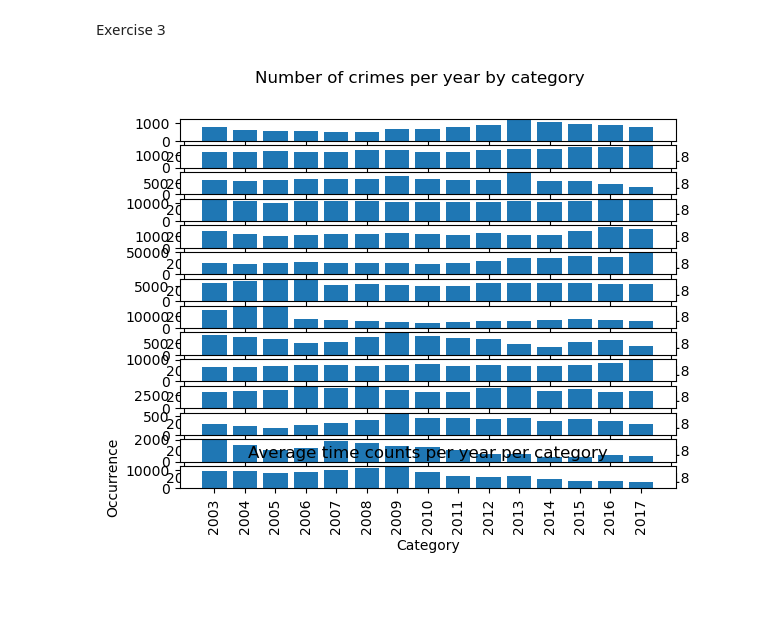
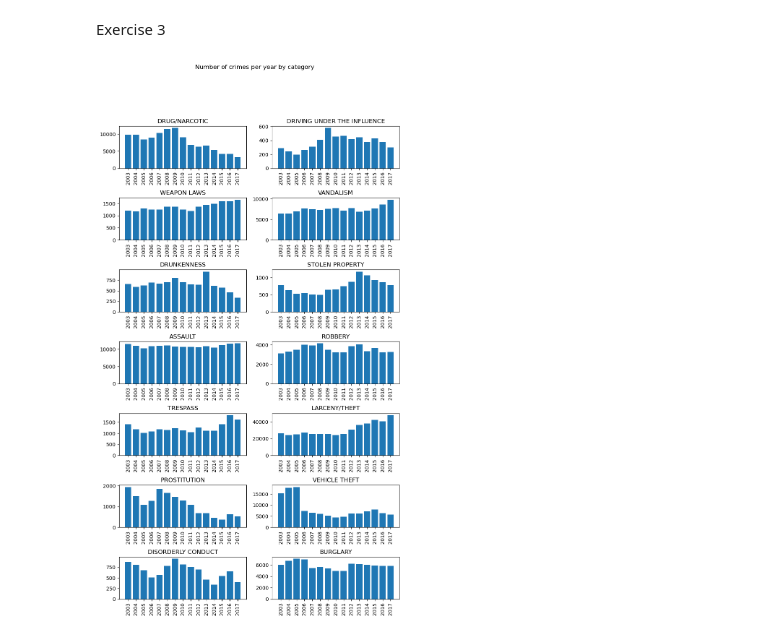
Before and after one commit to suneman/socialdata2023, a Jupyter notebook: lectures/Week1.ipynb, the cells around one changed output. Drawn from its saved outputs; the diff is of its cells as text; code cells hidden in the pictures; blank space fills up the shorter version.

Commit message:
week 1 updates; week 2, ugly graphs

```diff
--- a/lectures/Week1.ipynb
+++ b/lectures/Week1.ipynb
@@ -188,14 +188,17 @@ plt.xticks(rotation=90);
 # %% [markdown]
 Exercise 3
 # %%
-fig, axs = plt.subplots(14)
-fig.suptitle('Number of crimes per year by category')
+fig = plt.figure(figsize=(10,17))
+plt.suptitle('Number of crimes per year by category')
+plt.subplots_adjust(hspace=0.7)
 
 for idx, crime in enumerate(focuscrimes):
-    axs[idx].bar(range(2003,2018), cat_counts_py[crime][:-1])
-    plt.title('Average time counts per year per category')
-    plt.xlabel('Category')
-    plt.ylabel('Occurrence')
+    plt.subplot(7, 2, idx+1)
+    plt.bar(range(2003,2018), cat_counts_py[crime][:-1])
+    # plt.ylim(0,50000)
+    plt.title(crime)
+    # plt.xlabel('Year')
+    # plt.ylabel('Occurrence')
     plt.xticks(range(2003,2018), rotation=90);
 # %% [output]
-[figure, old version]
+[figure, new version]
```
Also changed, not shown: parts of 1 cell of this notebook, 1 other file.
